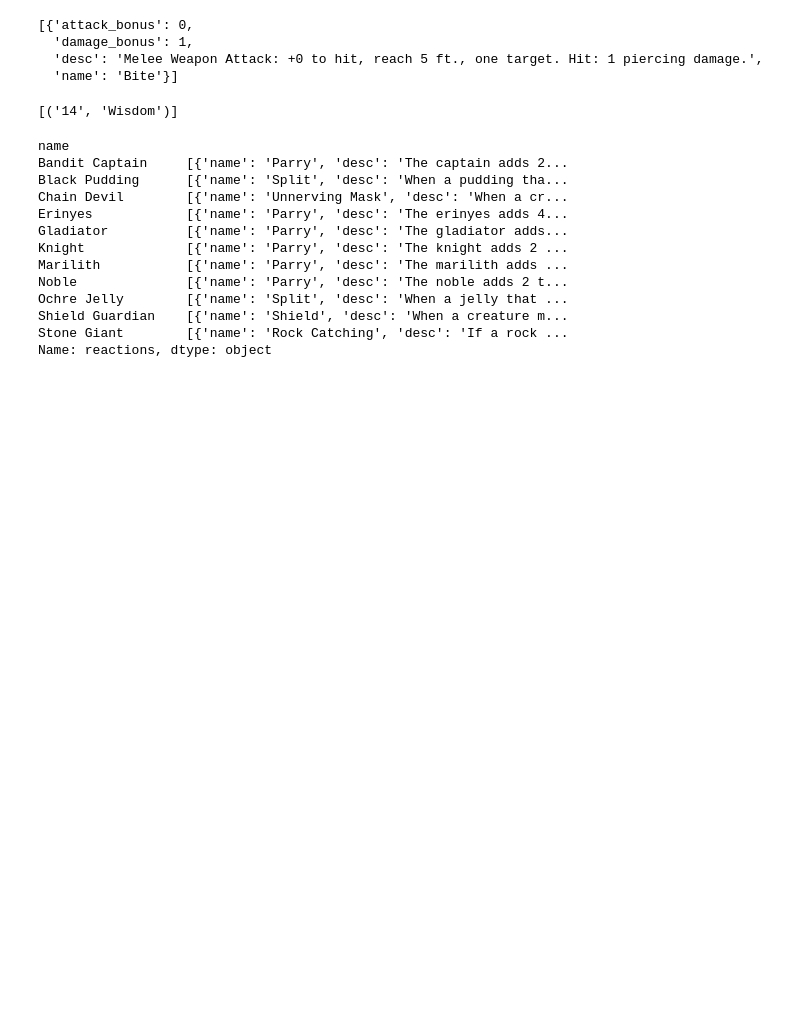
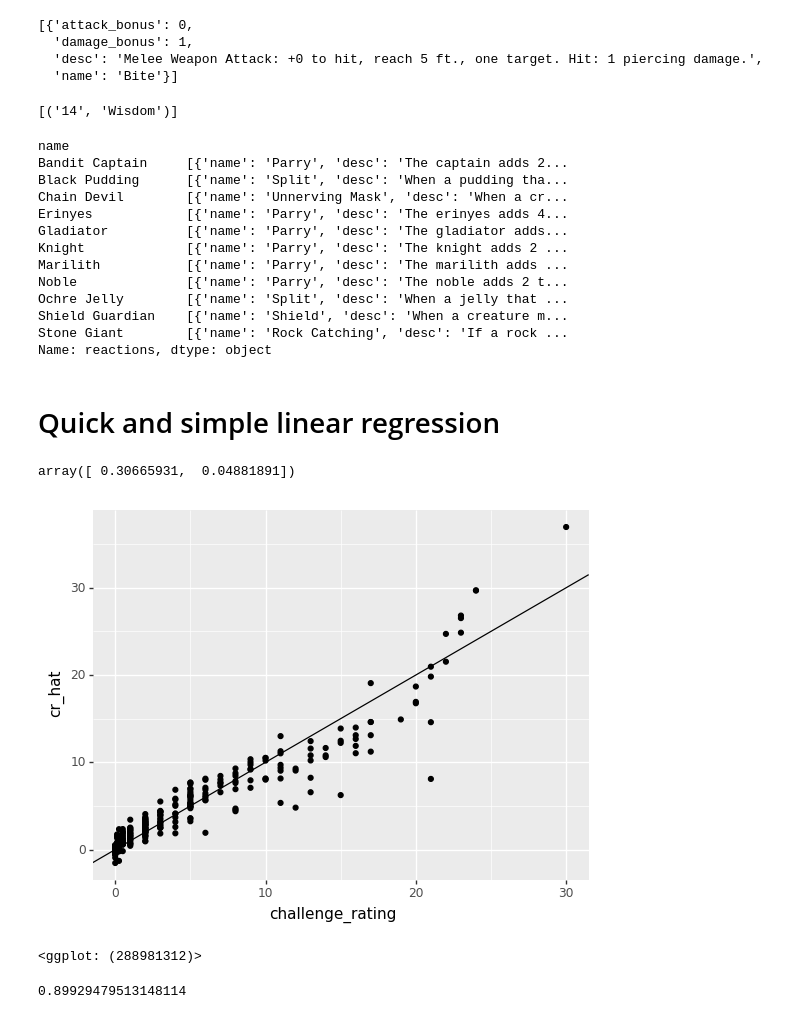
Before and after one commit to wisygig/cr, a Jupyter notebook: Exploratory analysis.ipynb, the cells around one changed output. Saved outputs shown, nothing was run; the diff lists cells and outputs as text; code cells hidden in the pictures; blank space fills up the shorter version.

Commit message:
add reference line for regression

```diff
--- a/Exploratory analysis.ipynb
+++ b/Exploratory analysis.ipynb
@@ -230,3 +209,30 @@ condition_immunities = get_unique_values(monster_df.condition_immunities)
 damage_immunities = get_unique_values(monster_df.damage_immunities, sep=';')
 damage_resistances = get_unique_values(monster_df.damage_resistances, sep=';')
 damage_vulnerabilities = get_unique_values(monster_df.damage_vulnerabilities)
+# %% [markdown]
+# Quick and simple linear regression
+# %%
+from sklearn.linear_model import LinearRegression
+
+lr = LinearRegression()
+y = monster_df.challenge_rating
+X = monster_df[['armor_class', 'hit_points']]
+
+lr.fit(X, y)
+
+pred = pd.DataFrame(y)
+pred['cr_hat'] = lr.predict(X)
+# %%
+lr.coef_
+# %% [output]
+array([ 0.30665931,  0.04881891])
+# %%
+
+ggplot(pred, aes(x='challenge_rating', y='cr_hat')) + geom_point() + geom_abline(intercept = 0, slope = 1)
+# %% [output]
+[figure, added]
+<ggplot: (288981312)>
+# %%
+lr.score(X, y)
+# %% [output]
+0.89929479513148114
```
Also changed, not shown: parts of 10 cells of this notebook.
